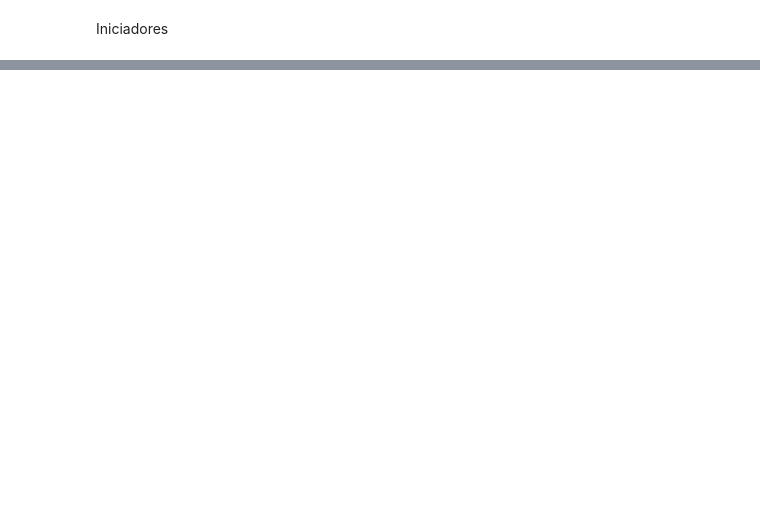
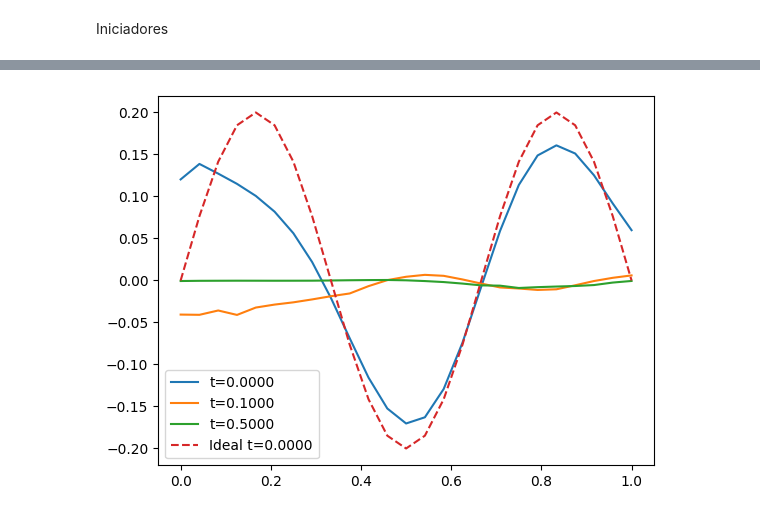
Before and after one commit to LuisPablo54/Algoritmos-bioinspirados, a Jupyter notebook: proyectoTercerParcial.ipynb, the cells around one changed output, grey strips where cells are left out. Drawn from its saved outputs; the diff is of its cells as text; code cells hidden in the pictures; blank space fills up the shorter version.

```diff
--- a/proyectoTercerParcial.ipynb
+++ b/proyectoTercerParcial.ipynb
@@ -462,0 +250,17 @@ plt.show()
+# %%
+# ****************Segunda opción**********************
+poblacion = toolbox.population(n=200)
+hof1 = tools.HallOfFame(5)
+
+stats = tools.Statistics(lambda ind: ind.fitness.values)
+stats.register("min", np.min)
+
+generaciones = 300
+p_cruza = 0.7
+p_muta = 0.3
+
+mu = 100        # número de individuos seleccionados para reproducirse
+lambda_ = 300   # número de descendientes generados por generación
+pop, log = algorithms.eaMuPlusLambda(poblacion, toolbox, mu=mu, lambda_=lambda_, cxpb=p_cruza, mutpb=p_muta, ngen=generaciones, stats=stats, halloffame=hof1, verbose=True)
+print("Mejor individuo:", hof1[0])
+print(f"longitud: {len(hof1[0])}, altura: {hof1[0].height}")
@@ -462,0 +285,16 @@ plt.show()
+# %%
+# Grafica en distintos tiempos´
+ideal = lambda x, t: (1/5)*np.sin(3*np.pi*x)
+best = toolbox.compile(expr=hof1[0])
+for t_plot in [0.0, 0.1, 0.5]:
+    U_plot = np.array([best(x, t_plot) for x in x_vals])
+    plt.plot(x_vals, U_plot, label=f't={t_plot:.4f}')
+# Grfica original ideal
+for t_plot in [0.0]:
+    U_plot = ideal(x_vals, t_plot)
+    plt.plot(x_vals, U_plot, linestyle='dashed', label=f'Ideal t={t_plot:.4f}')
+
+plt.legend()
+plt.show()
+# %% [output]
+[figure, added]
```
Also changed, not shown: parts of 15 cells of this notebook, 5 other files.
